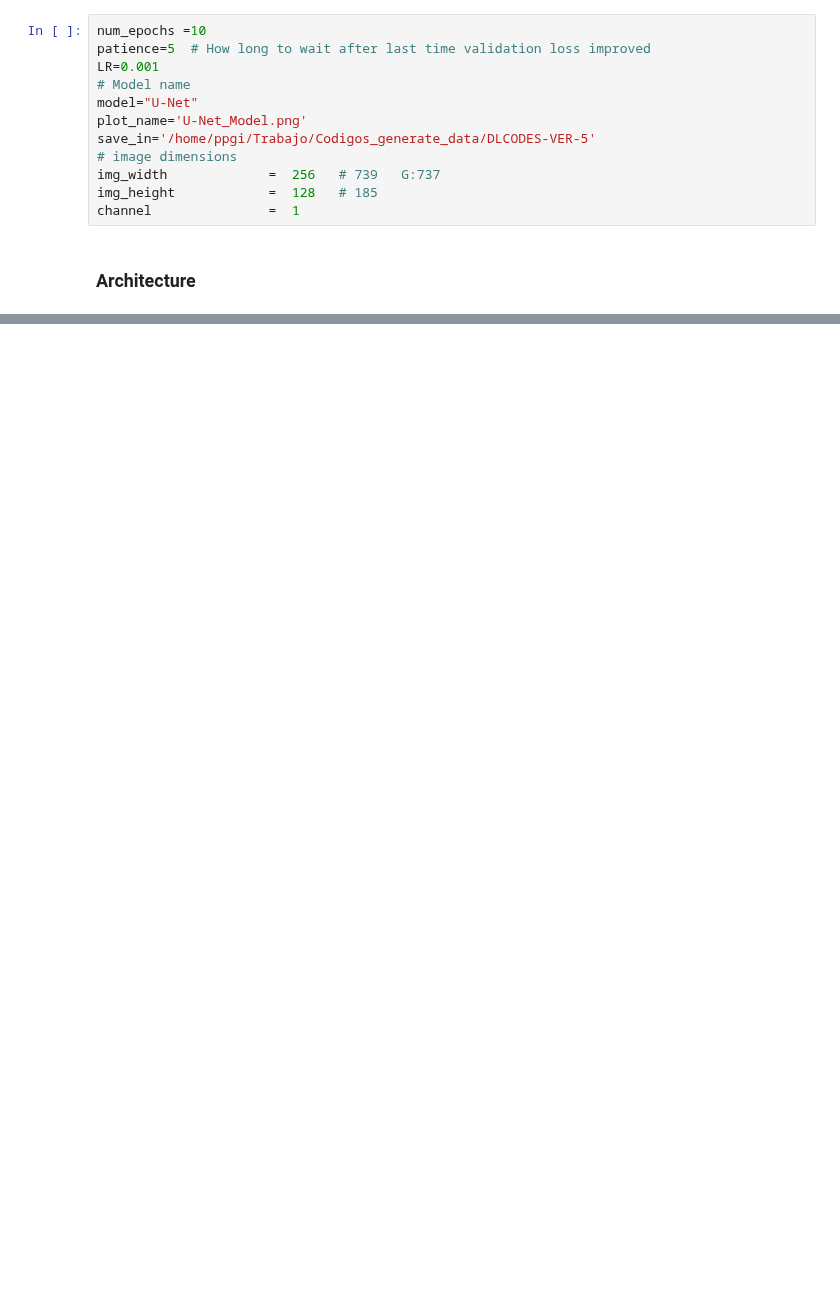
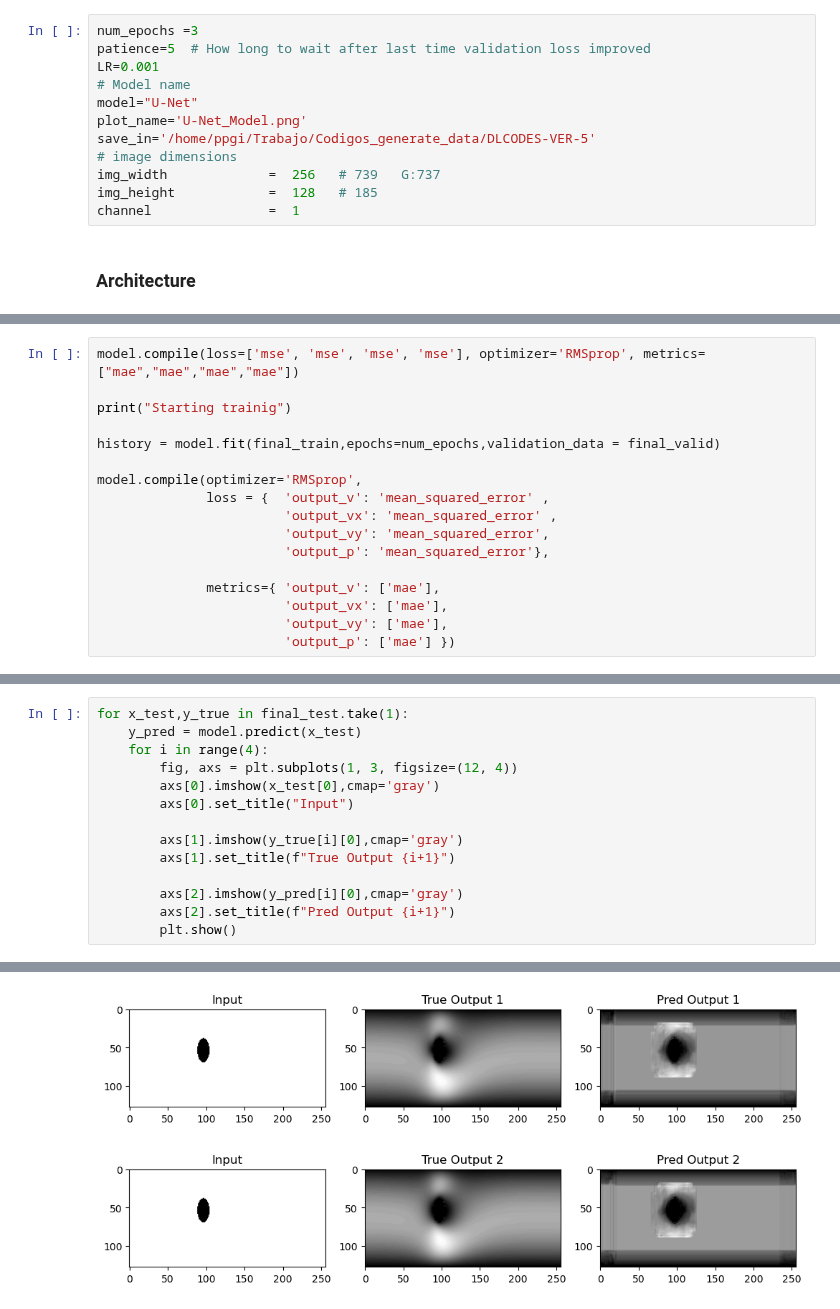
Before and after one commit to andromeda2075/predicting-flow-patterns, a Jupyter notebook: U-net-ver-3.ipynb, the cells around one changed output, grey strips where cells are left out. Cells and saved outputs as stored; diff of their text form; blank space fills up the shorter version.

Commit message:
outputs without masks

```diff
--- a/U-net-ver-3.ipynb
+++ b/U-net-ver-3.ipynb
@@ -127,7 +138,7 @@ final_valid_normalized = final_valid.map(lambda x, y: (normalization_layer(x), y
 # %% [markdown]
 ### Hiperparámeters
 # %%
-num_epochs =10
+num_epochs =3
 patience=5  # How long to wait after last time validation loss improved
 LR=0.001
 # Model name
@@ -249,0 +224,17 @@ ResourceExhaustedError: {{function_node __wrapped__AddV2_device_/job:localhost/r
+# %%
+model.compile(loss=['mse', 'mse', 'mse', 'mse'], optimizer='RMSprop', metrics=["mae","mae","mae","mae"])
+
+print("Starting trainig")
+
+history = model.fit(final_train,epochs=num_epochs,validation_data = final_valid)
+
+model.compile(optimizer='RMSprop',
+              loss = {  'output_v': 'mean_squared_error' ,
+                        'output_vx': 'mean_squared_error' ,
+                        'output_vy': 'mean_squared_error',
+                        'output_p': 'mean_squared_error'},
+
+              metrics={ 'output_v': ['mae'],
+                        'output_vx': ['mae'],
+                        'output_vy': ['mae'],
+                        'output_p': ['mae'] })
@@ -249,0 +249,15 @@ ResourceExhaustedError: {{function_node __wrapped__AddV2_device_/job:localhost/r
+# %%
+for x_test,y_true in final_test.take(1):
+    y_pred = model.predict(x_test)
+    for i in range(4):
+        fig, axs = plt.subplots(1, 3, figsize=(12, 4))
+        axs[0].imshow(x_test[0],cmap='gray')
+        axs[0].set_title("Input")
+
+        axs[1].imshow(y_true[i][0],cmap='gray')
+        axs[1].set_title(f"True Output {i+1}")
+
+        axs[2].imshow(y_pred[i][0],cmap='gray')
+        axs[2].set_title(f"Pred Output {i+1}")
+        plt.show()
+# %% [output]
@@ -249,0 +265,2 @@ ResourceExhaustedError: {{function_node __wrapped__AddV2_device_/job:localhost/r
+[figure, added]
+[figure, added]
```
Also changed, not shown: parts of 5 cells of this notebook.
